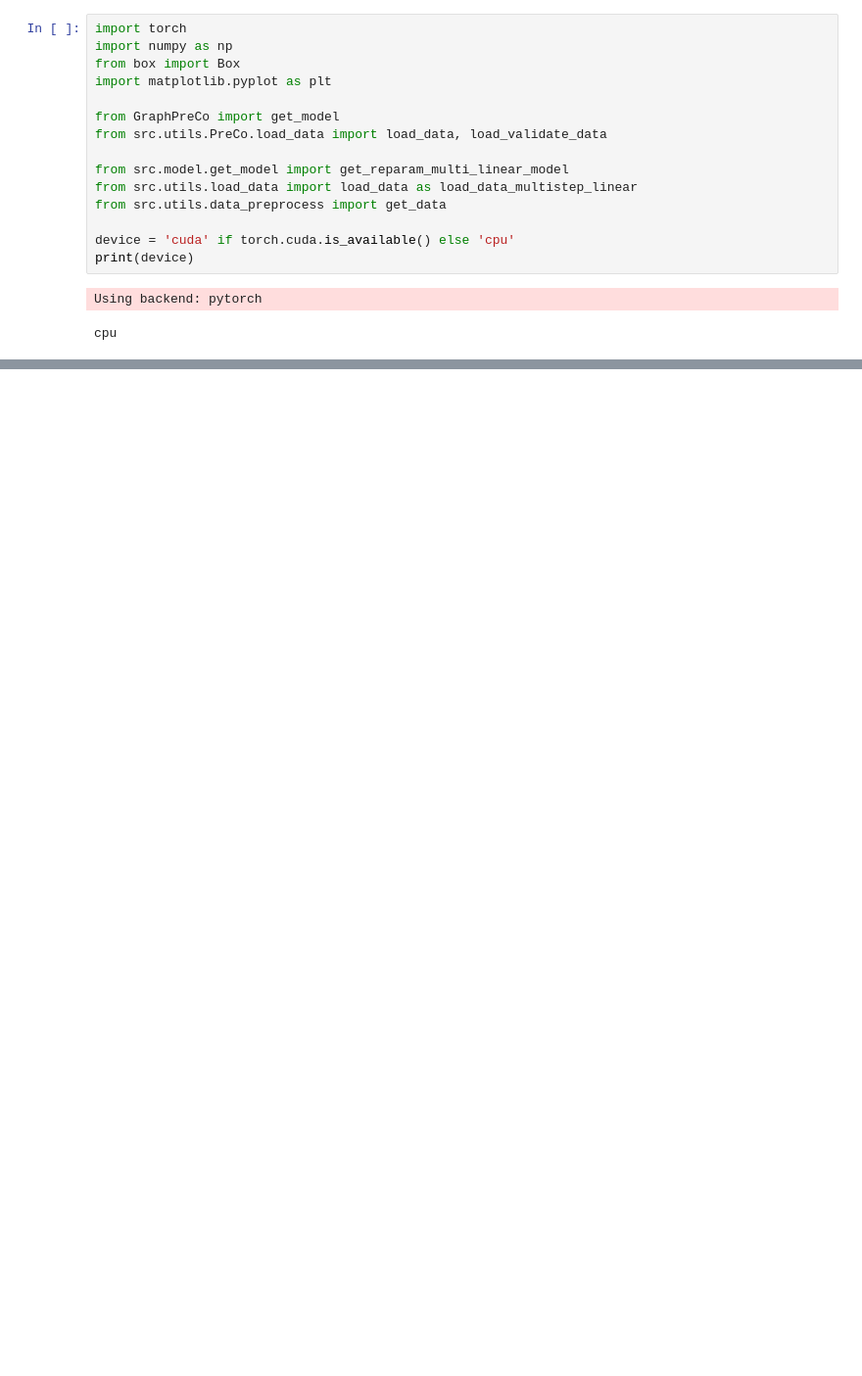
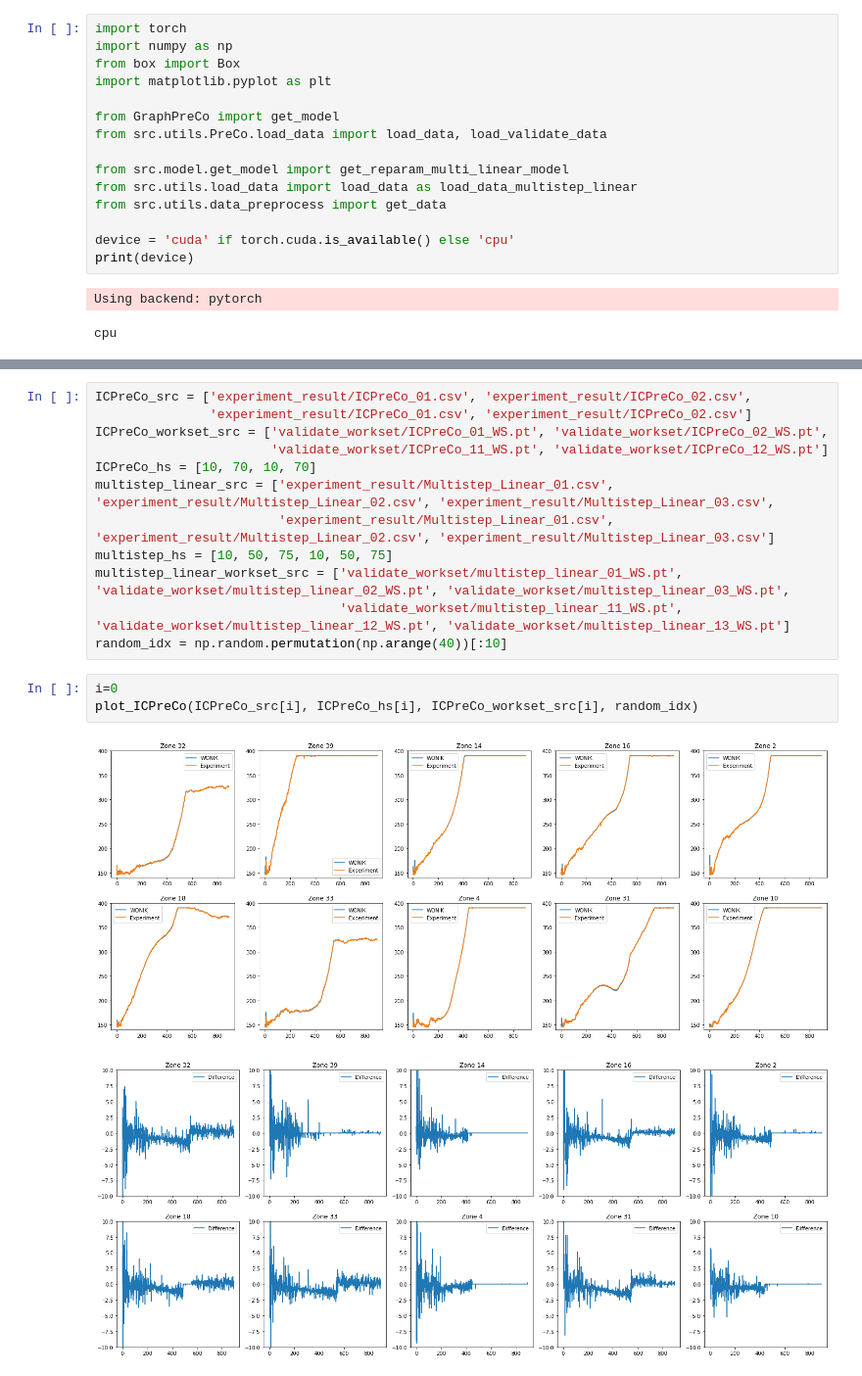
Before and after one commit to song970407/WONIK, a Jupyter notebook: Verify Workset.ipynb, the cells around one changed output, grey strips where cells are left out. Shown at 98% size. Saved outputs shown, nothing was run; the diff lists cells and outputs as text; blank space fills up the shorter version.

```diff
--- a/Verify Workset.ipynb
+++ b/Verify Workset.ipynb
@@ -117,0 +123,18 @@ torch.Size([911, 40])
+# %%
+ICPreCo_src = ['experiment_result/ICPreCo_01.csv', 'experiment_result/ICPreCo_02.csv',
+               'experiment_result/ICPreCo_01.csv', 'experiment_result/ICPreCo_02.csv']
+ICPreCo_workset_src = ['validate_workset/ICPreCo_01_WS.pt', 'validate_workset/ICPreCo_02_WS.pt',
+                       'validate_workset/ICPreCo_11_WS.pt', 'validate_workset/ICPreCo_12_WS.pt']
+ICPreCo_hs = [10, 70, 10, 70]
+multistep_linear_src = ['experiment_result/Multistep_Linear_01.csv', 'experiment_result/Multistep_Linear_02.csv', 'experiment_result/Multistep_Linear_03.csv',
+                        'experiment_result/Multistep_Linear_01.csv', 'experiment_result/Multistep_Linear_02.csv', 'experiment_result/Multistep_Linear_03.csv']
+multistep_hs = [10, 50, 75, 10, 50, 75]
+multistep_linear_workset_src = ['validate_workset/multistep_linear_01_WS.pt', 'validate_workset/multistep_linear_02_WS.pt', 'validate_workset/multistep_linear_03_WS.pt',
+                                'validate_workset/multistep_linear_11_WS.pt', 'validate_workset/multistep_linear_12_WS.pt', 'validate_workset/multistep_linear_13_WS.pt']
+random_idx = np.random.permutation(np.arange(40))[:10]
+# %%
+i=0
+plot_ICPreCo(ICPreCo_src[i], ICPreCo_hs[i], ICPreCo_workset_src[i], random_idx)
+# %% [output]
+[figure, added]
+[figure, added]
```
Also changed, not shown: parts of 12 cells of this notebook, 10 other files.
